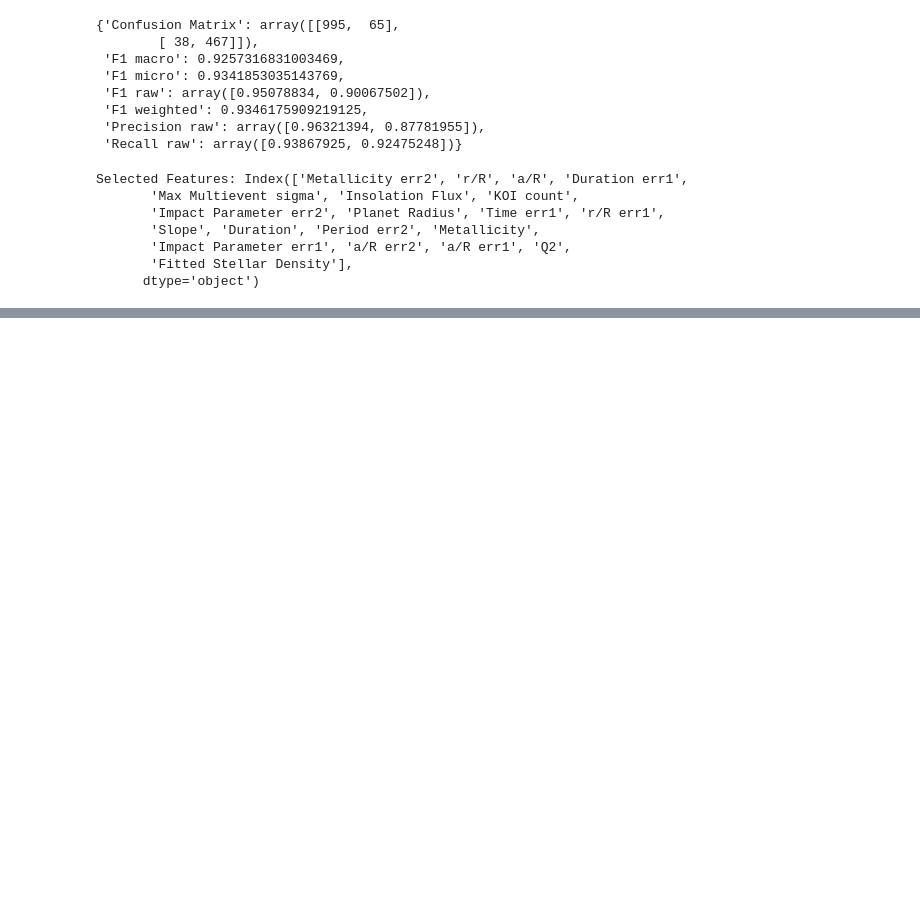
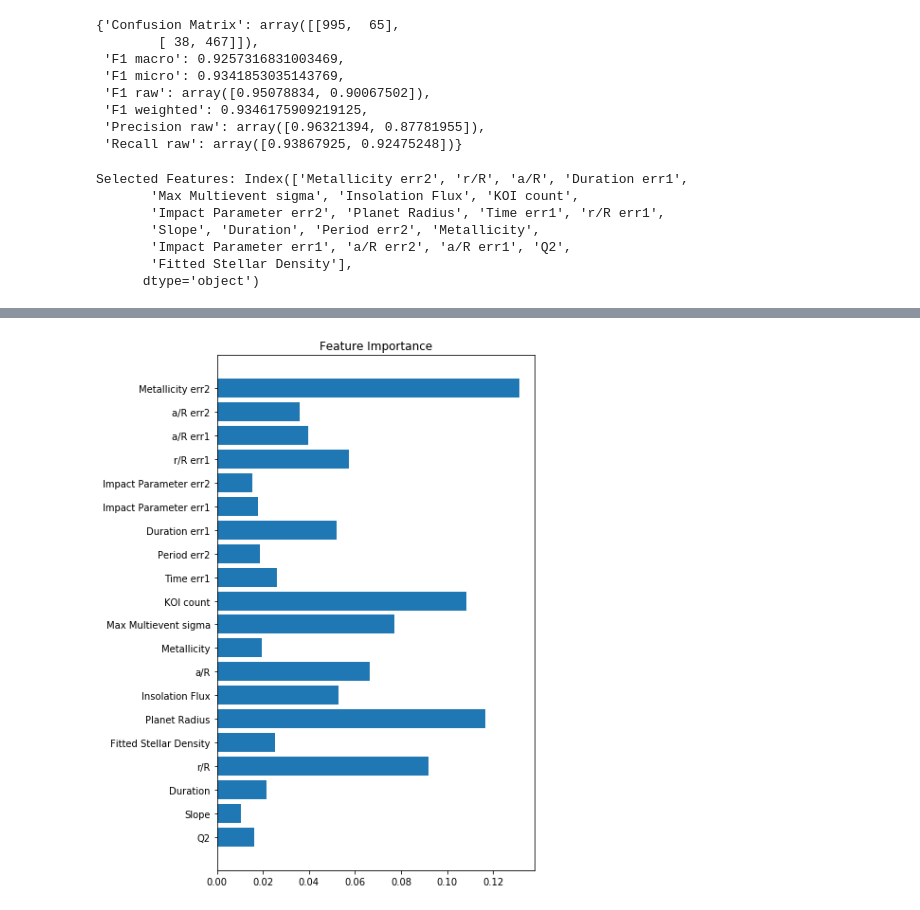
Before and after one commit to fmenat/ExoplanetDetection, a Jupyter notebook: Notebooks/TrainModels_Metrics.ipynb, the cells around one changed output, grey strips where cells are left out. Saved outputs shown, nothing was run; the diff lists cells and outputs as text; code cells hidden in the pictures; blank space fills up the shorter version.

```diff
--- a/Notebooks/TrainModels_Metrics.ipynb
+++ b/Notebooks/TrainModels_Metrics.ipynb
@@ -666,0 +678,10 @@ selected_features
+# %%
+feat_imp = model.feature_importances_
+
+plt.figure(figsize=(6,10))
+plt.barh(range(len(columns_names[selected_features])), feat_imp)
+plt.yticks(range(len(columns_names[selected_features])),columns_names[selected_features])#, rotation= 30)
+plt.title('Feature Importance')
+plt.show()
+# %% [output]
+[figure, added]
```
Also changed, not shown: parts of 4 cells of this notebook.
